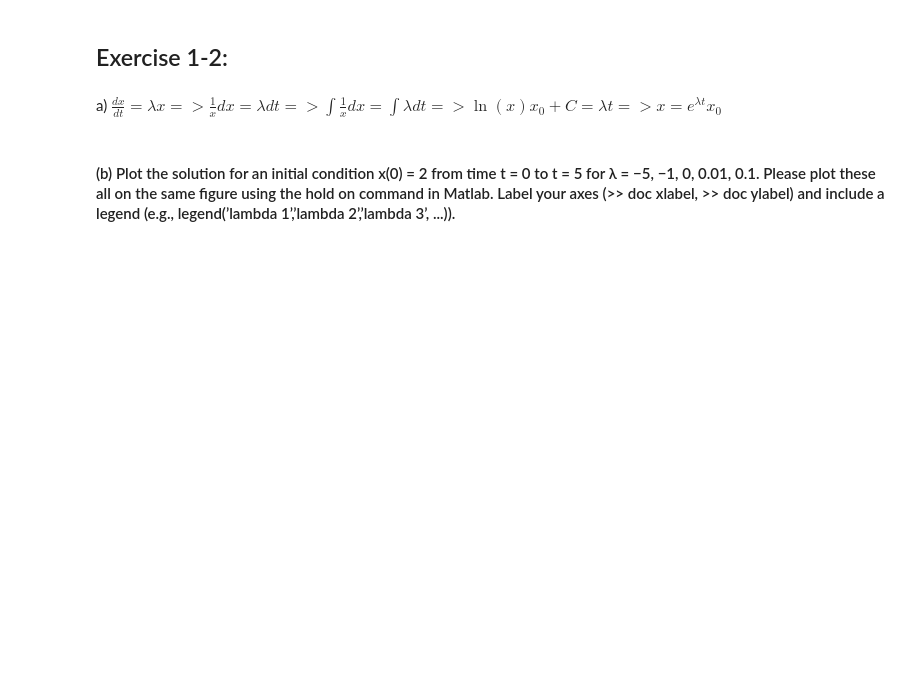
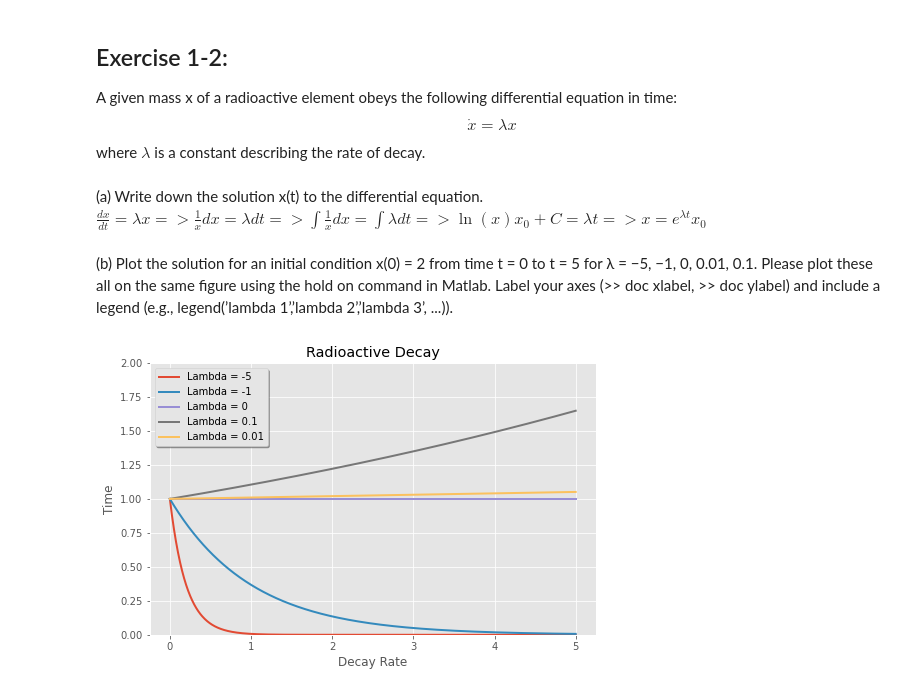
Before and after one commit to Brettem/homework, a Jupyter notebook: Homework1.ipynb, the cells around one changed output. Drawn from its saved outputs; the diff is of its cells as text; code cells hidden in the pictures; blank space fills up the shorter version.

```diff
--- a/Homework1.ipynb
+++ b/Homework1.ipynb
@@ -6,15 +23,24 @@ plt.style.use('ggplot')
 # %% [markdown]
 ## Exercise 1-2:
+A given mass x of a radioactive element obeys the following differential equation in time:$$\dot{x}=\lambda{}x$$ where $\lambda$ is a constant describing the rate of decay.
 # %% [markdown]
-a)
+(a) Write down the solution x(t) to the differential equation. <br>
 $\frac{dx}{dt} = \lambda x => \frac{1}{x}dx=\lambda dt => \int\frac{1}{x}dx=\int\lambda dt => \ln{(x)}x_0 + C = \lambda t => x = e^{\lambda t}x_0 $
 # %% [markdown]
-#### (b) Plot the solution for an initial condition x(0) = 2 from time t = 0 to t = 5 for λ = −5, −1, 0, 0.01, 0.1. Please plot these all on the same figure using the hold on command in Matlab. Label your axes (>> doc xlabel, >> doc ylabel) and include a legend (e.g., legend(’lambda 1’,’lambda 2’,’lambda 3’, ...)).
+(b) Plot the solution for an initial condition x(0) = 2 from time t = 0 to t = 5 for λ = −5, −1, 0, 0.01, 0.1. Please plot these all on the same figure using the hold on command in Matlab. Label your axes (>> doc xlabel, >> doc ylabel) and include a legend (e.g., legend(’lambda 1’,’lambda 2’,’lambda 3’, ...)).
 # %%
+t = np.linspace(0,5,1000)
+l = [-5,-1,0,0.1,0.01]
+
 fig,ax = plt.subplots(1,1) # One window
 fig.set_size_inches(8,5) # (width,height)
-ax.set_xlabel('X axis')
-ax.set_ylabel('Y axis')
+ax.set_xlabel('Decay Rate')
+ax.set_ylabel('Time')
+ax.set_ylim(0,2)
 ax.set_title('Radioactive Decay')
-ax.plot(my_x, my_y);
-ax.legend(loc=0, shadow=True);
+for x in l:
+    y=np.exp(x*t)
+    ax.plot(t, y, linewidth = 2);
+ax.legend(['Lambda = -5', 'Lambda = -1', "Lambda = 0", "Lambda = 0.1", "Lambda = 0.01"], loc=0, shadow=True);
+# %% [output]
+[figure, added]
```
Also changed, not shown: parts of 22 cells of this notebook.
